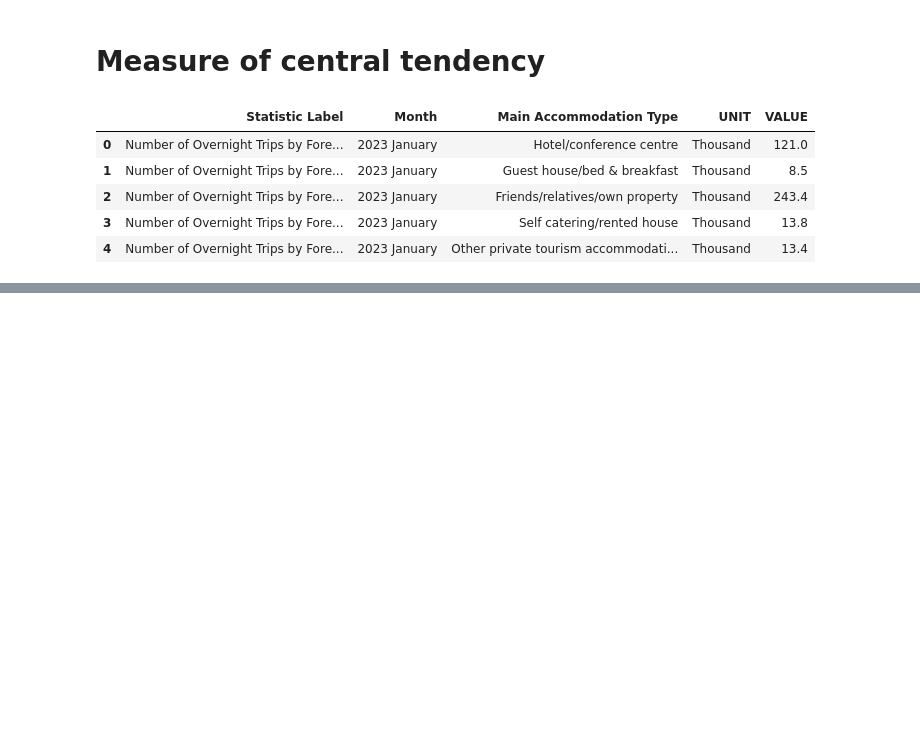
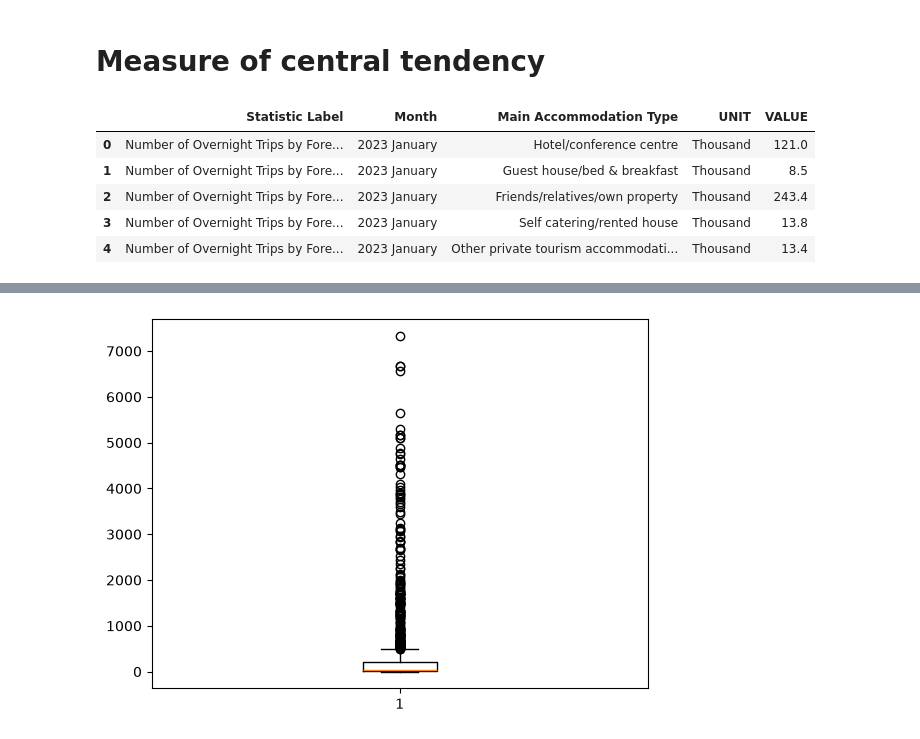
Before and after one commit to 2026628-design/AssignTourism, a Jupyter notebook: TourismD.ipynb, the cells around one changed output, grey strips where cells are left out. Saved outputs shown, nothing was run; the diff lists cells and outputs as text; code cells hidden in the pictures; blank space fills up the shorter version.

```diff
--- a/TourismDieg.ipynb
+++ b/TourismD.ipynb
@@ -224,0 +318,9 @@ tourism.head()
+# %%
+# to check wether the data has outliers or not
+#boxplot
+#the problem here is that i have many types of statistic labels such as percentaje o lenght of stay
+plt.boxplot(tourism["VALUE"])
+plt.show()
+# this graphic is not accurate because my units are differents
+# %% [output]
+[figure, added]
```
Also changed, not shown: parts of 31 cells of this notebook.
